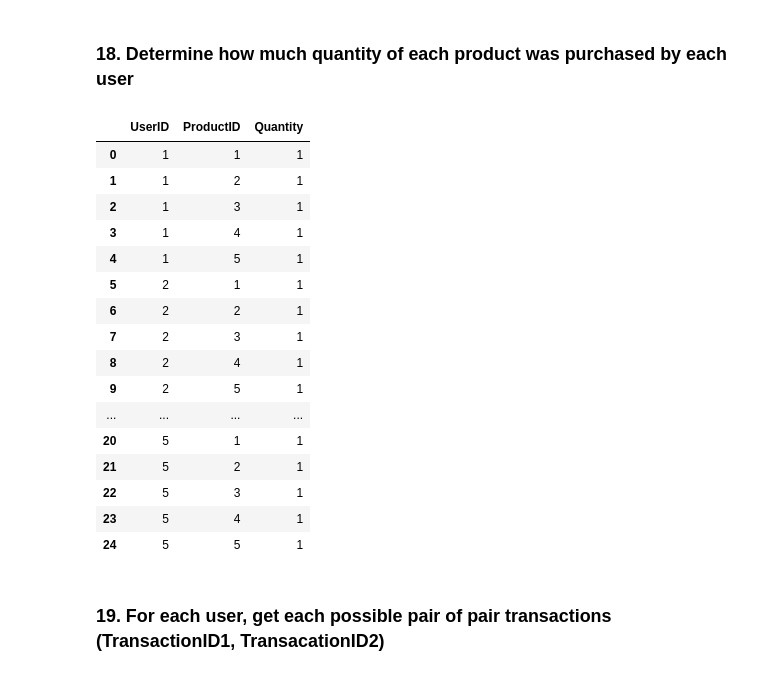
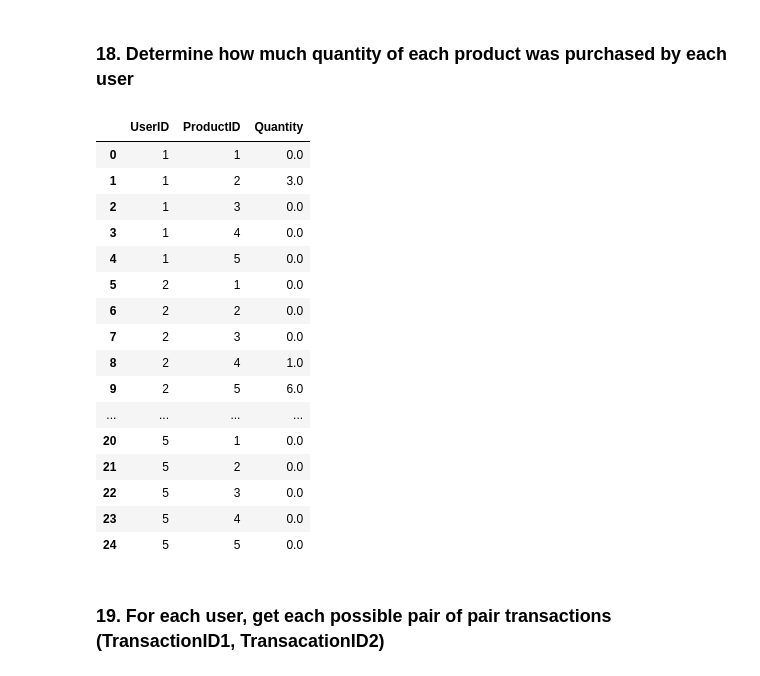
Before and after one commit to sundarkota/ass15_project, a Jupyter notebook: Project_1_12to21.ipynb, the cells around one changed output. Cells and saved outputs as stored; diff of their text form; code cells hidden in the pictures.

```diff
--- a/Project_1_12to21.ipynb
+++ b/Project_1_12to21.ipynb
@@ -191,31 +191,28 @@ users_prod[["UserID","ProductID"]]
 | 24 | 5 | 5 |
 # %% [markdown]
 <h3>18. Determine how much quantity of each product was purchased by each user</h3>
-# %%
-#users_prod["Quantity"]=
-Quantity=users_prod.groupby(["UserID","ProductID"]).size().T.reset_index()
-#Quantity.rename(columns={"UserID":"UserID","ProductID":"ProductID","0":"Quantity"},inplace=True)
-Quantity["Quantity"]=Quantity[0]
-Quantity=Quantity.drop([0],axis=1)
-Quantity
-# %% [output]
-|  | UserID | ProductID | Quantity |
-| 0 | 1 | 1 | 1 |
-| 1 | 1 | 2 | 1 |
-| 2 | 1 | 3 | 1 |
-| 3 | 1 | 4 | 1 |
-| 4 | 1 | 5 | 1 |
-| 5 | 2 | 1 | 1 |
-| 6 | 2 | 2 | 1 |
-| 7 | 2 | 3 | 1 |
-| 8 | 2 | 4 | 1 |
-| 9 | 2 | 5 | 1 |
-| ... | ... | ... | ... |
-| 20 | 5 | 1 | 1 |
-| 21 | 5 | 2 | 1 |
-| 22 | 5 | 3 | 1 |
-| 23 | 5 | 4 | 1 |
-| 24 | 5 | 5 | 1 |
+# %%
+Qty=pd.merge(users_prod,transactions,how="left",on=['UserID','ProductID']);
+Qty['Quantity']=Qty['Quantity'].fillna(0)
+Qty.groupby(["UserID","ProductID"])['Quantity'].sum().T.reset_index()
+# %% [output]
+|  | UserID | ProductID | Quantity |
+| 0 | 1 | 1 | 0.0 |
+| 1 | 1 | 2 | 3.0 |
+| 2 | 1 | 3 | 0.0 |
+| 3 | 1 | 4 | 0.0 |
+| 4 | 1 | 5 | 0.0 |
+| 5 | 2 | 1 | 0.0 |
+| 6 | 2 | 2 | 0.0 |
+| 7 | 2 | 3 | 0.0 |
+| 8 | 2 | 4 | 1.0 |
+| 9 | 2 | 5 | 6.0 |
+| ... | ... | ... | ... |
+| 20 | 5 | 1 | 0.0 |
+| 21 | 5 | 2 | 0.0 |
+| 22 | 5 | 3 | 0.0 |
+| 23 | 5 | 4 | 0.0 |
+| 24 | 5 | 5 | 0.0 |
 # %% [markdown]
 <h3>19. For each user, get each possible pair of pair transactions (TransactionID1,
 TransacationID2)</h3>
```
Also changed, not shown: parts of 8 cells of this notebook.
